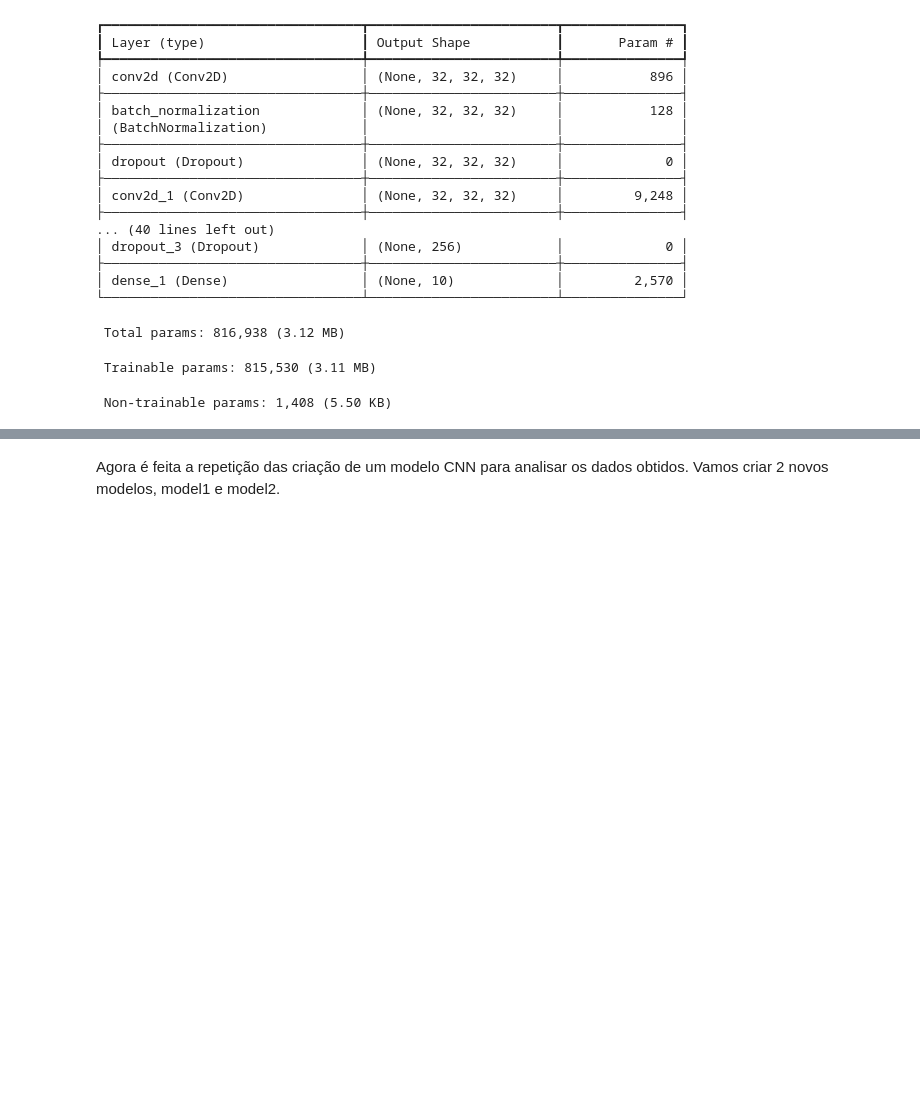
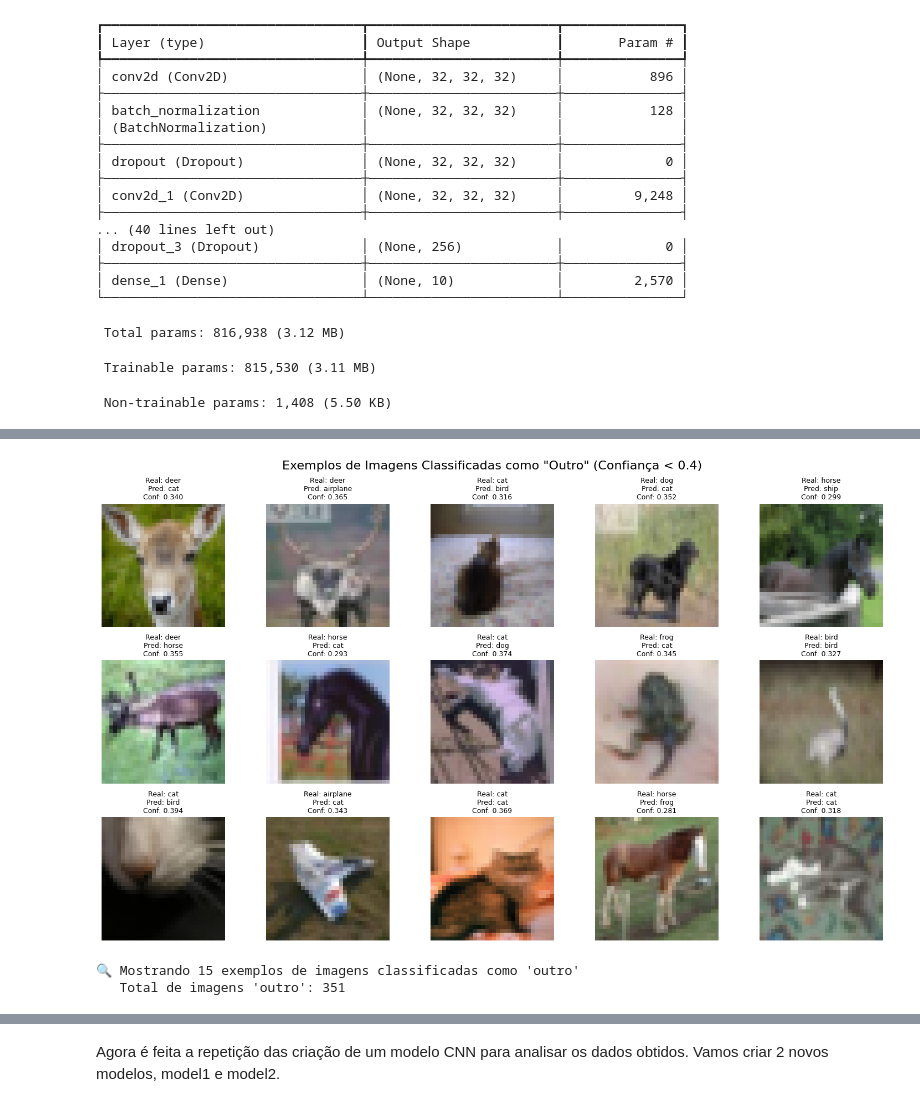
Before and after one commit to NighV/Ex3_IC_2025_2, a Jupyter notebook: Ex3_IC.ipynb, the cells around one changed output, grey strips where cells are left out. Saved outputs shown, nothing was run; the diff lists cells and outputs as text; code cells hidden in the pictures; blank space fills up the shorter version.

```diff
--- a/Ex3_IC.ipynb
+++ b/Ex3_IC.ipynb
@@ -362,0 +635,53 @@ plt.show()
+# %%
+# Visualizar exemplos de imagens classificadas como "outro"
+
+# Encontrar índices das imagens classificadas como "outro"
+outro_indices = np.where(y_pred_with_threshold == 10)[0]
+
+if len(outro_indices) > 0:
+    # Selecionar até 15 exemplos aleatórios
+    n_examples = min(15, len(outro_indices))
+    sample_indices = np.random.choice(outro_indices, size=n_examples, replace=False)
+
+    # Plotar
+    fig, axes = plt.subplots(3, 5, figsize=(15, 9))
+    fig.suptitle('Exemplos de Imagens Classificadas como "Outro" (Confiança < 0.4)', fontsize=16)
+
+    for idx, ax in enumerate(axes.flat):
+        if idx < len(sample_indices):
+            img_idx = sample_indices[idx]
+
+            # Imagem
+            ax.imshow(X_test[img_idx])
+
+            # Labels
+            true_class = y_test.argmax(axis=1)[img_idx]
+            true_name = class_names_original[true_class]
+
+            # Probabilidades
+            probs = probas_test[img_idx]
+            max_prob = np.max(probs)
+            predicted_class = np.argmax(probs)
+            predicted_name = class_names_original[predicted_class]
+
+            # Título
+            title = f"Real: {true_name}\n"
+            title += f"Pred: {predicted_name}\n"
+            title += f"Conf: {max_prob:.3f}"
+
+            ax.set_title(title, fontsize=9)
+            ax.axis('off')
+        else:
+            ax.axis('off')
+
+    plt.tight_layout()
+    plt.show()
+
+    print(f"\n🔍 Mostrando {n_examples} exemplos de imagens classificadas como 'outro'")
+    print(f"   Total de imagens 'outro': {len(outro_indices)}")
+else:
+    print("\n⚠️ Nenhuma imagem foi classificada como 'outro' com o threshold atual.")
+# %% [output]
+[figure, added]
+🔍 Mostrando 15 exemplos de imagens classificadas como 'outro'
+   Total de imagens 'outro': 351
```
Also changed, not shown: parts of 31 cells of this notebook.
